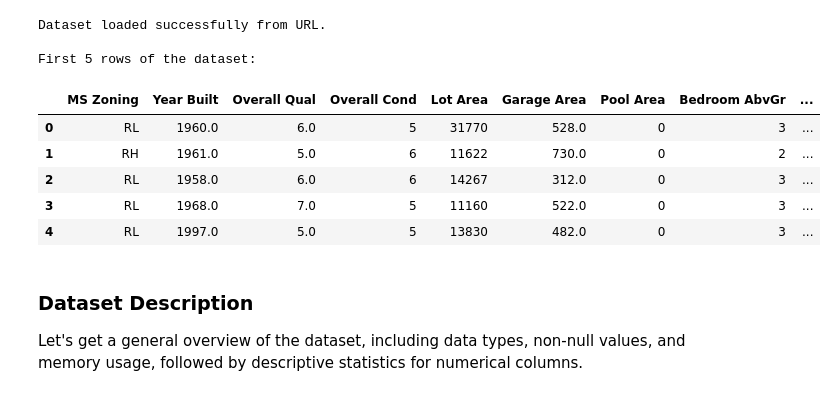
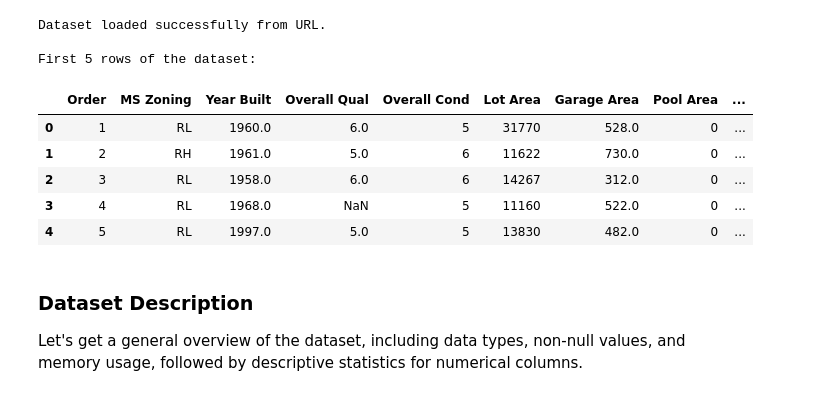
Before and after one commit to matteogolfarelli/DataCentricAI, a Jupyter notebook: Data Preparation/Forecast_SalesPRice_with_missing_data_.ipynb, the cells around one changed output. Cells and saved outputs as stored; diff of their text form; code cells hidden in the pictures.

```diff
--- a/Data Preparation/Forecast_SalesPRice_with_missing_data_.ipynb
+++ b/Data Preparation/Forecast_SalesPRice_with_missing_data_.ipynb
@@ -3,29 +3,29 @@
 # %%
 import pandas as pd
 
-dataset_url = 'https://raw.githubusercontent.com/matteogolfarelli/DataCentricAI/main/Data%20Preparation/ames_housing_data_hard.csv'
+dataset_url = 'https://raw.githubusercontent.com/matteogolfarelli/DataCentricAI/main/Data%20Preparation/ames_housing_data_hard_rand.csv'
 
 try:
     df = pd.read_csv(dataset_url)
     print("Dataset loaded successfully from URL.")
 except Exception as e:
     print(f"Error loading dataset from URL: {e}")
     df = None
 
 # Display the first 5 rows of the DataFrame
 if df is not None:
     print("\nFirst 5 rows of the dataset:")
     display(df.head())
 # %% [output]
 Dataset loaded successfully from URL.
 
 First 5 rows of the dataset:
-|  | MS Zoning | Year Built | Overall Qual | Overall Cond | Lot Area | Garage Area | Pool Area | Bedroom AbvGr | ... |
-| 0 | RL | 1960.0 | 6.0 | 5 | 31770 | 528.0 | 0 | 3 | ... |
-| 1 | RH | 1961.0 | 5.0 | 6 | 11622 | 730.0 | 0 | 2 | ... |
-| 2 | RL | 1958.0 | 6.0 | 6 | 14267 | 312.0 | 0 | 3 | ... |
-| 3 | RL | 1968.0 | 7.0 | 5 | 11160 | 522.0 | 0 | 3 | ... |
-| 4 | RL | 1997.0 | 5.0 | 5 | 13830 | 482.0 | 0 | 3 | ... |
+|  | Order | MS Zoning | Year Built | Overall Qual | Overall Cond | Lot Area | Garage Area | Pool Area | ... |
+| 0 | 1 | RL | 1960.0 | 6.0 | 5 | 31770 | 528.0 | 0 | ... |
+| 1 | 2 | RH | 1961.0 | 5.0 | 6 | 11622 | 730.0 | 0 | ... |
+| 2 | 3 | RL | 1958.0 | 6.0 | 6 | 14267 | 312.0 | 0 | ... |
+| 3 | 4 | RL | 1968.0 | NaN | 5 | 11160 | 522.0 | 0 | ... |
+| 4 | 5 | RL | 1997.0 | 5.0 | 5 | 13830 | 482.0 | 0 | ... |
 # %% [markdown]
 ### Dataset Description
 
```
Also changed, not shown: parts of 15 cells of this notebook.
